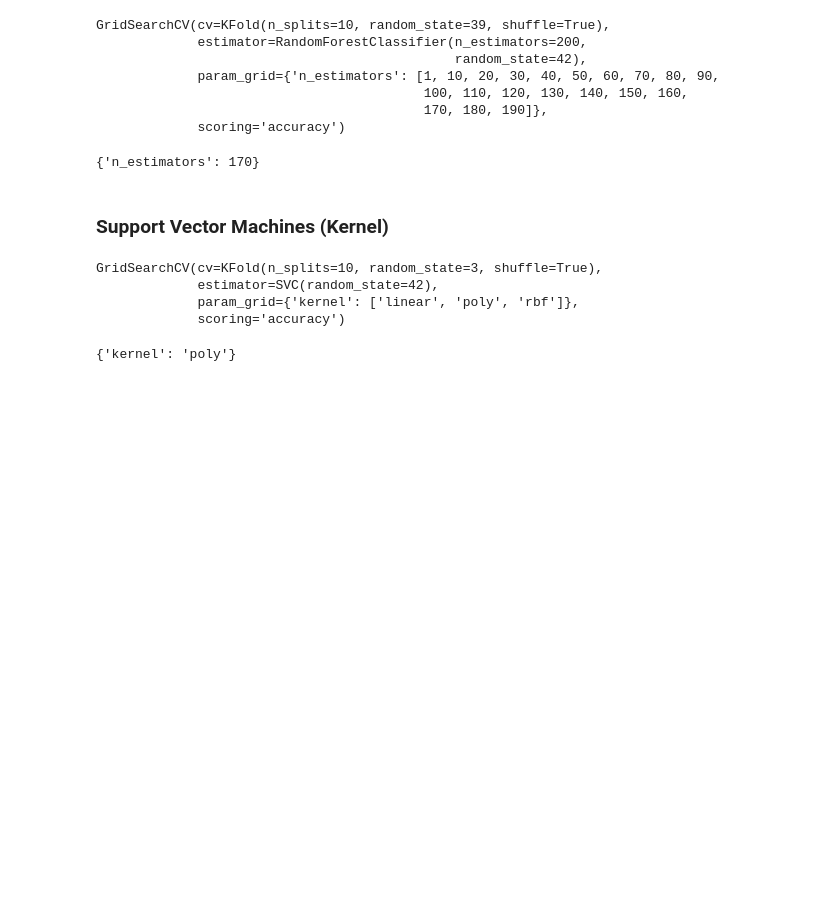
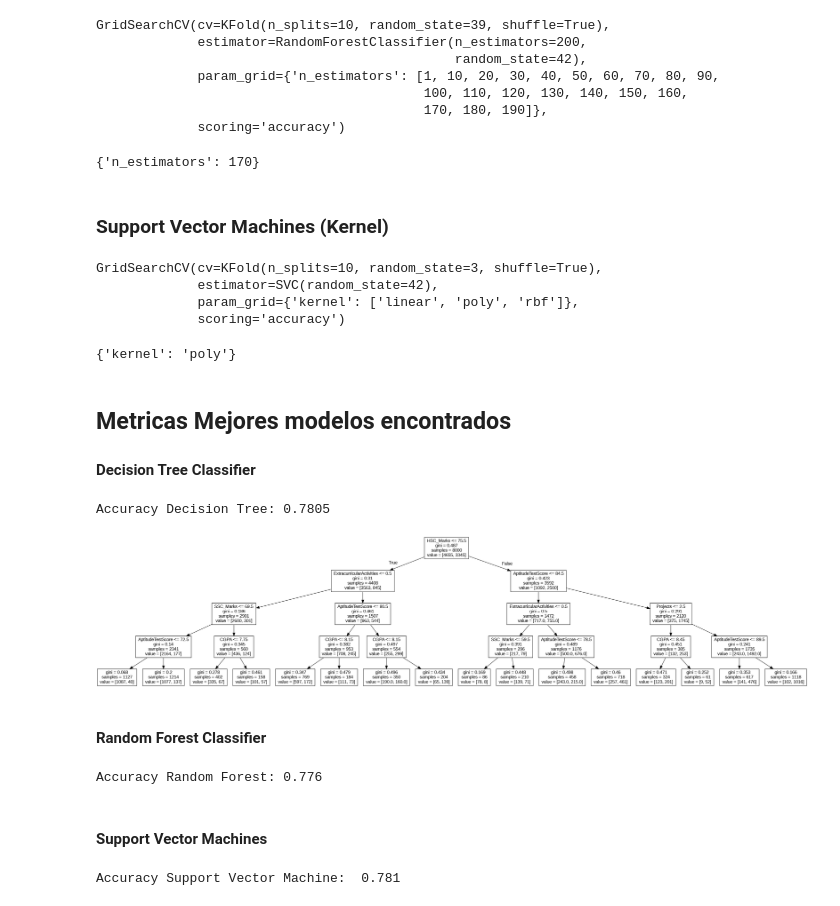
Before and after one commit to Dyaruro1/AI-Proyect-PlacementPrediction, a Jupyter notebook: Dataset_Proyecto.ipynb, the cells around one changed output. Cells and saved outputs as stored; diff of their text form; code cells hidden in the pictures; blank space fills up the shorter version.

Commit message:
Refitting the models (SVM, RF, DT) with the most optimal hyperparameters and displaying their accuracies

```diff
--- a/Dataset_Proyecto.ipynb
+++ b/Dataset_Proyecto.ipynb
@@ -654,3 +653,44 @@ GridSearchCV(cv=KFold(n_splits=10, random_state=3, shuffle=True),
 best_svm.best_params_
 # %% [output]
 {'kernel': 'poly'}
+# %% [markdown]
+## Metricas Mejores modelos encontrados
+
+#### Decision Tree Classifier
+# %%
+best_decision_tree = DecisionTreeClassifier(max_depth=4, random_state=42)
+best_decision_tree.fit(X_train, y_train)
+predictions_tree = best_decision_tree.predict(X_test)
+accuracy_tree = accuracy_score(y_test, predictions_tree)
+print("Accuracy Decision Tree:", accuracy_tree)
+# %% [output]
+Accuracy Decision Tree: 0.7805
+# %%
+from sklearn.tree import export_graphviz
+from IPython.display import Image
+
+export_graphviz(best_decision_tree, out_file='tree_c.dot', feature_names=X_train.columns)
+!dot -Tpng tree_c.dot > tree_c.png
+Image(filename='tree_c.png')
+# %% [output]
+[figure, added]
+# %% [markdown]
+#### Random Forest Classifier
+# %%
+best_rf = RandomForestClassifier(n_estimators=170, random_state=42)
+best_rf.fit(X_train, y_train)
+predictions_rf = best_rf.predict(X_test)
+accuracy_rf = accuracy
+print("Accuracy Random Forest:", accuracy_rf)
+# %% [output]
+Accuracy Random Forest: 0.776
+# %% [markdown]
+#### Support Vector Machines
+# %%
+best_svc = SVC(kernel='poly', random_state=42)
+best_svc.fit(X_train, y_train)
+predictions_svc = best_svc.predict(X_test)
+accuracy_svc = accuracy_score(y_test, predictions_svc)
+print("Accuracy Support Vector Machine: ", accuracy_svc)
+# %% [output]
+Accuracy Support Vector Machine:  0.781
```
Also changed, not shown: parts of 2 cells of this notebook.
